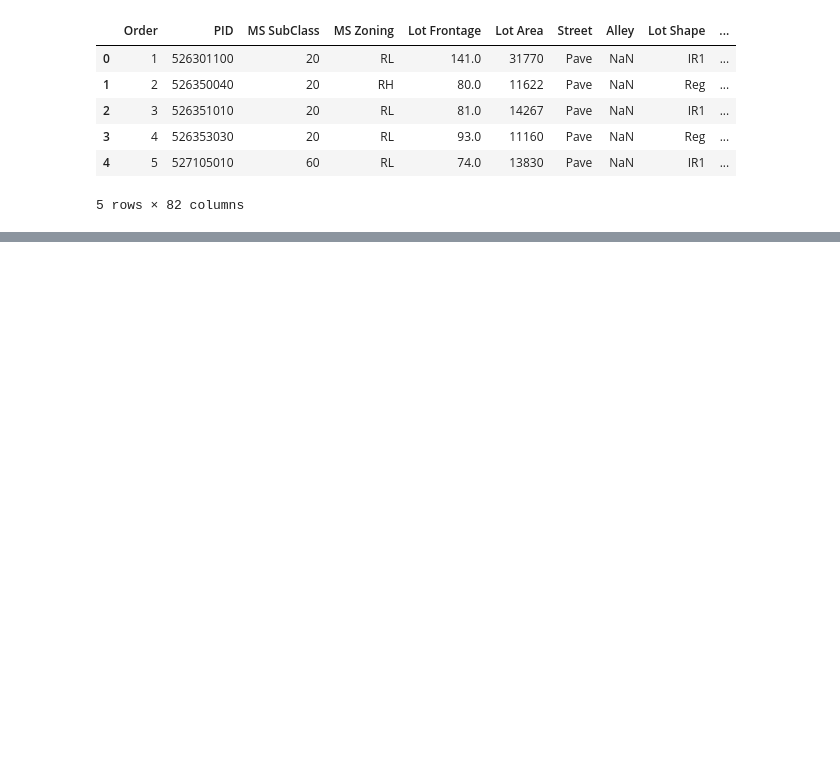
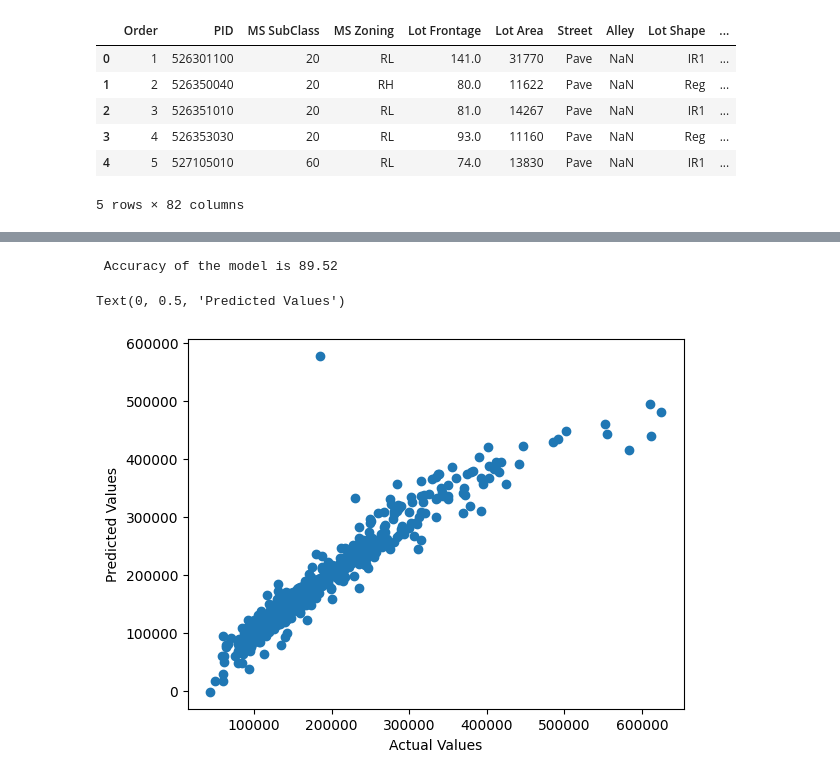
Before and after one commit to Swayam-Burde/Real_Estate_Price_predictor, a Jupyter notebook: notebook/Model training.ipynb, the cells around one changed output, grey strips where cells are left out. Cells and saved outputs as stored; diff of their text form; code cells hidden in the pictures; blank space fills up the shorter version.

Commit message:
Model Trained

```diff
--- a/notebook/Model training.ipynb
+++ b/notebook/Model training.ipynb
@@ -43,0 +292,2 @@ Length: 82, dtype: int64
+# %%
+x = preprocessor.fit_transform(x)
@@ -43,0 +298,4 @@ Length: 82, dtype: int64
+# %%
+from sklearn.model_selection import train_test_split
+x_train, x_test, y_train, y_test = train_test_split(x, y, test_size=0.2, random_state=42)
+x_train.shape, x_test.shape
@@ -43,0 +304,7 @@ Length: 82, dtype: int64
+# %%
+def eval_model(true, predicted):
+    mae = mean_absolute_error(true, predicted)
+    mse = mean_squared_error(true, predicted)
+    rmse = np.sqrt(mean_squared_error(true, predicted))
+    r2 = r2_score(true, predicted)
+    return mae, mse, rmse, r2
@@ -43,0 +400,15 @@ Length: 82, dtype: int64
+# %%
+lin_model = LinearRegression(fit_intercept=True)
+line_model = lin_model.fit(x_train, y_train)
+y_pred = lin_model.predict(x_test)
+score = r2_score(y_test, y_pred)*100
+print(" Accuracy of the model is %.2f" %score)
+# %% [output]
+ Accuracy of the model is 89.52
+# %%
+plt.scatter(y_test,y_pred)
+plt.xlabel("Actual Values")
+plt.ylabel("Predicted Values")
+# %% [output]
+Text(0, 0.5, 'Predicted Values')
+[figure, added]
```
Also changed, not shown: parts of 23 cells of this notebook, 4 other files.
